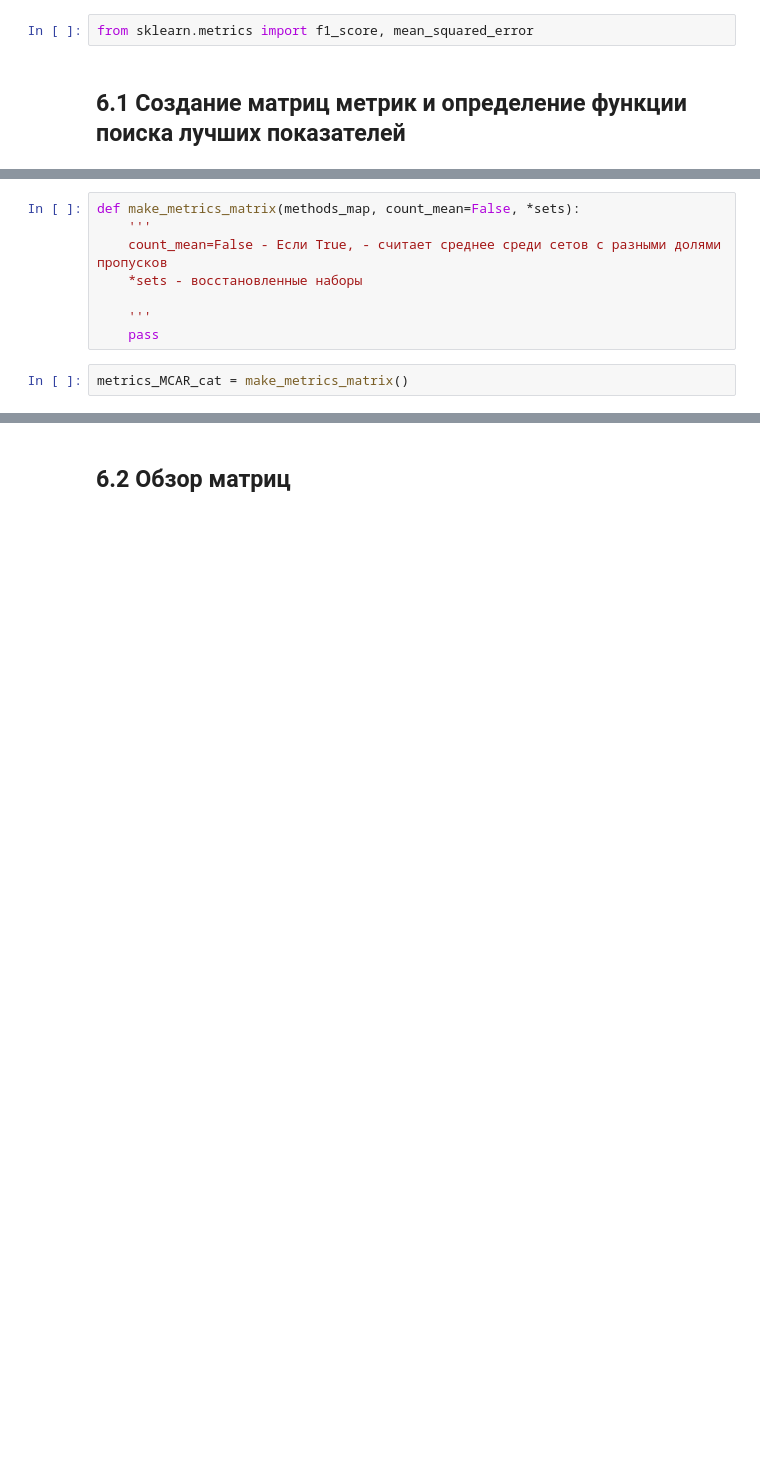
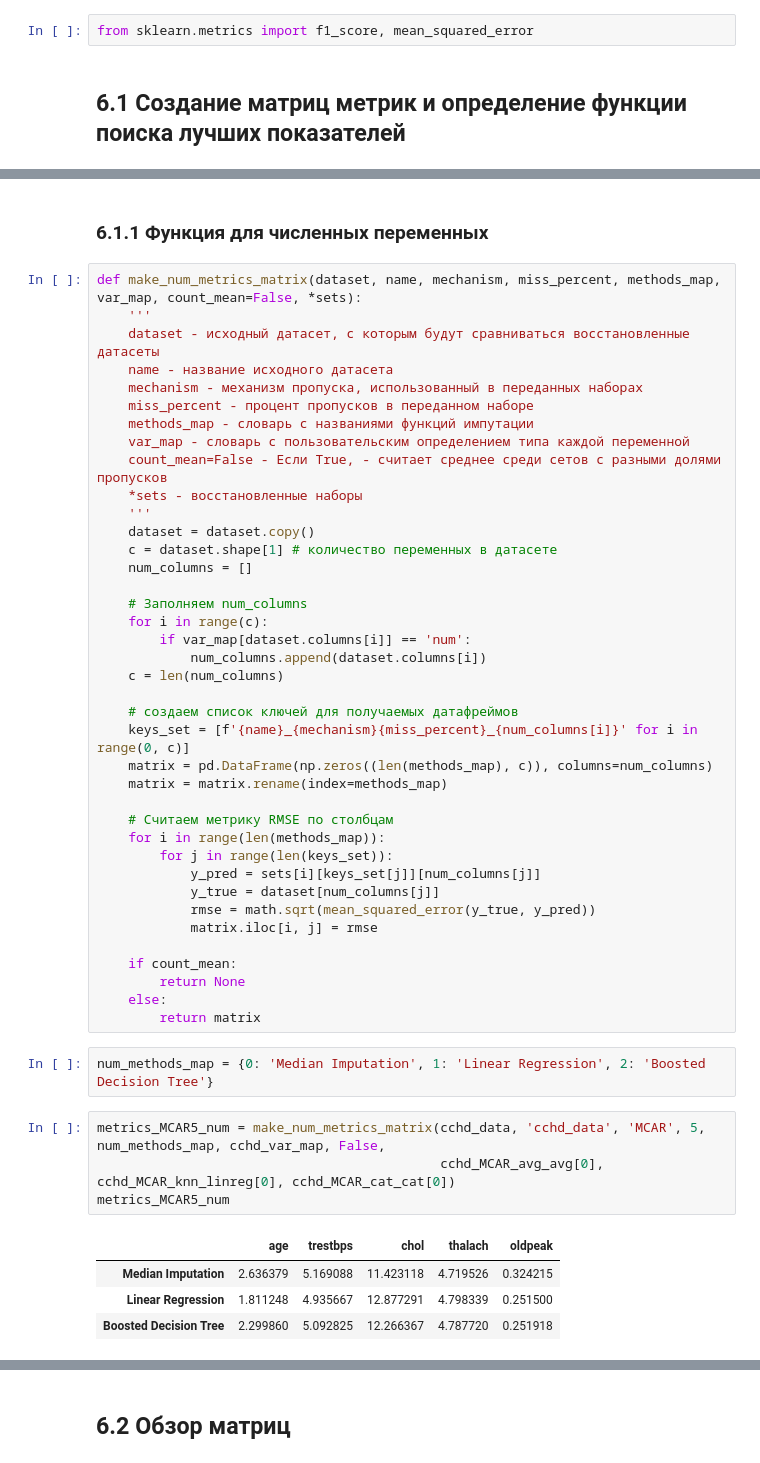
Before and after one commit to ngumbk/grad_missing_imputation, a Jupyter notebook: Research Notebooks/Data_reseach.ipynb, the cells around one changed output, grey strips where cells are left out. Drawn from its saved outputs; the diff is of its cells as text; blank space fills up the shorter version.

```diff
--- a/Research Notebooks/Data_reseach.ipynb
+++ b/Research Notebooks/Data_reseach.ipynb
@@ -1199,11 +1204,53 @@ from sklearn.metrics import f1_score, mean_squared_error
 Для каждой ячейки матрицы, которая будет являться пересечением столбца переменной и строки использованного для восстановления метода, будет посчитана метрика/сумма метрик по столбцу восстановленной переменной.
+# %% [markdown]
+### 6.1.1 Функция для численных переменных <a class="anchor" id="sub_section_6_1_1"></a>
 # %%
-def make_metrics_matrix(methods_map, count_mean=False, *sets):
+def make_num_metrics_matrix(dataset, name, mechanism, miss_percent, methods_map, var_map, count_mean=False, *sets):
     '''
+    dataset - исходный датасет, с которым будут сравниваться восстановленные датасеты
+    name - название исходного датасета
+    mechanism - механизм пропуска, использованный в переданных наборах
+    miss_percent - процент пропусков в переданном наборе
+    methods_map - словарь с названиями функций импутации
+    var_map - словарь с пользовательским определением типа каждой переменной
     count_mean=False - Если True, - считает среднее среди сетов с разными долями пропусков
     *sets - восстановленные наборы
+    '''
+    dataset = dataset.copy()
+    c = dataset.shape[1] # количество переменных в датасете
+    num_columns = []
 
-    '''
-    pass
+    # Заполняем num_columns
+    for i in range(c):
+        if var_map[dataset.columns[i]] == 'num':
+            num_columns.append(dataset.columns[i])
+    c = len(num_columns)
+
+    # создаем список ключей для получаемых датафреймов
+    keys_set = [f'{name}_{mechanism}{miss_percent}_{num_columns[i]}' for i in range(0, c)]
+    matrix = pd.DataFrame(np.zeros((len(methods_map), c)), columns=num_columns)
+    matrix = matrix.rename(index=methods_map)
+
+    # Считаем метрику RMSE по столбцам
+    for i in range(len(methods_map)):
+        for j in range(len(keys_set)):
+            y_pred = sets[i][keys_set[j]][num_columns[j]]
+            y_true = dataset[num_columns[j]]
+            rmse = math.sqrt(mean_squared_error(y_true, y_pred))
+            matrix.iloc[i, j] = rmse
+
+    if count_mean:
+        return None
+    else:
+        return matrix
+# %%
+num_methods_map = {0: 'Median Imputation', 1: 'Linear Regression', 2: 'Boosted Decision Tree'}
 # %%
-metrics_MCAR_cat = make_metrics_matrix()
+metrics_MCAR5_num = make_num_metrics_matrix(cchd_data, 'cchd_data', 'MCAR', 5, num_methods_map, cchd_var_map, False,
+                                            cchd_MCAR_avg_avg[0], cchd_MCAR_knn_linreg[0], cchd_MCAR_cat_cat[0])
+metrics_MCAR5_num
+# %% [output]
+|  | age | trestbps | chol | thalach | oldpeak |
+| Median Imputation | 2.636379 | 5.169088 | 11.423118 | 4.719526 | 0.324215 |
+| Linear Regression | 1.811248 | 4.935667 | 12.877291 | 4.798339 | 0.251500 |
+| Boosted Decision Tree | 2.299860 | 5.092825 | 12.266367 | 4.787720 | 0.251918 |
```
Also changed, not shown: parts of 43 cells of this notebook.
